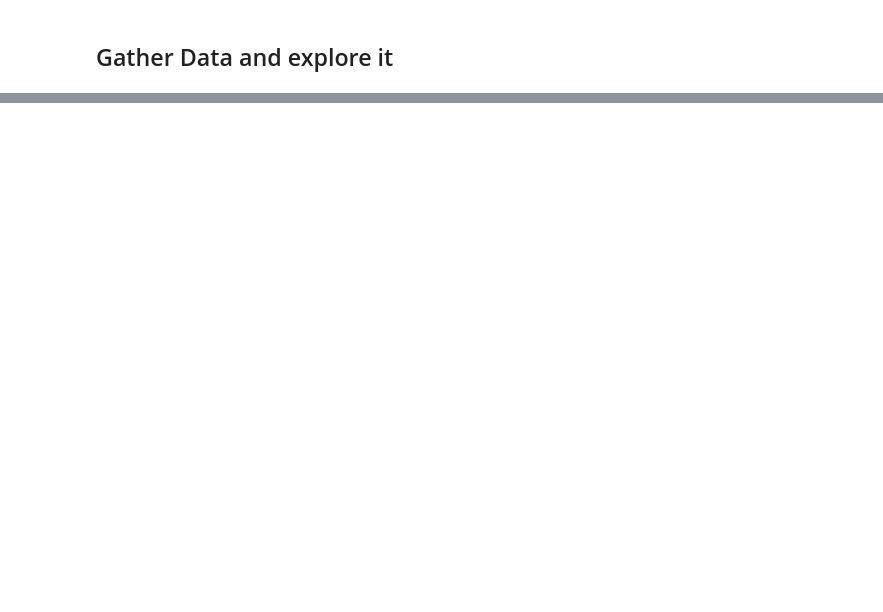
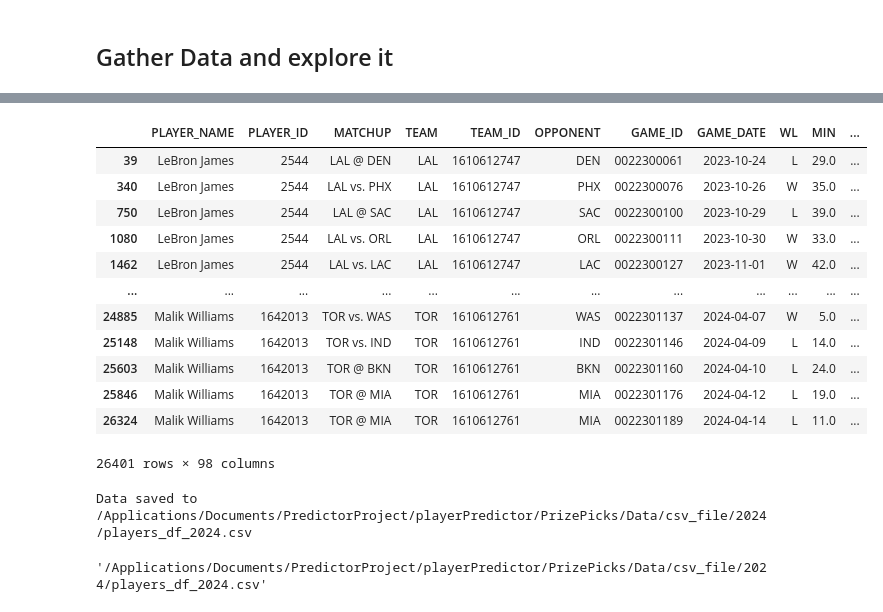
Before and after one commit to spon7ge/HoopsVista, a Jupyter notebook: PrizePicks/PlayerFunctions/TESTING.ipynb, the cells around one changed output, grey strips where cells are left out. Drawn from its saved outputs; the diff is of its cells as text; code cells hidden in the pictures; blank space fills up the shorter version.

```diff
--- a/PrizePicks/PlayerFunctions/TESTING.ipynb
+++ b/PrizePicks/PlayerFunctions/TESTING.ipynb
@@ -167,0 +168,31 @@ plt.show()
+# %%
+player_data = last_5_avg(player_data,props=['PTS'])
+player_data = last_5_avg(player_data,props=['REB'])
+player_data = last_5_avg(player_data,props=['AST'])
+player_data = last_5_avg(player_data,props=['STL'])
+player_data = last_5_avg(player_data,props=['BLK'])
+player_data = last_5_avg(player_data,props=['PTS','AST'])
+player_data = last_5_avg(player_data,props=['PTS','REB'])
+player_data = last_5_avg(player_data,props=['PTS','REB','AST'])
+player_data = last_5_avg(player_data,props=['REB','AST'])
+player_data = last_5_avg(player_data,props=['STL','BLK'])
+player_data
+# %% [output]
+|  | PLAYER_NAME | PLAYER_ID | MATCHUP | TEAM | TEAM_ID | OPPONENT | GAME_ID | GAME_DATE | WL | MIN | ... |
+| 39 | LeBron James | 2544 | LAL @ DEN | LAL | 1610612747 | DEN | 0022300061 | 2023-10-24 | L | 29.0 | ... |
+| 340 | LeBron James | 2544 | LAL vs. PHX | LAL | 1610612747 | PHX | 0022300076 | 2023-10-26 | W | 35.0 | ... |
+| 750 | LeBron James | 2544 | LAL @ SAC | LAL | 1610612747 | SAC | 0022300100 | 2023-10-29 | L | 39.0 | ... |
+| 1080 | LeBron James | 2544 | LAL vs. ORL | LAL | 1610612747 | ORL | 0022300111 | 2023-10-30 | W | 33.0 | ... |
+| 1462 | LeBron James | 2544 | LAL vs. LAC | LAL | 1610612747 | LAC | 0022300127 | 2023-11-01 | W | 42.0 | ... |
+| ... | ... | ... | ... | ... | ... | ... | ... | ... | ... | ... | ... |
+| 24885 | Malik Williams | 1642013 | TOR vs. WAS | TOR | 1610612761 | WAS | 0022301137 | 2024-04-07 | W | 5.0 | ... |
+| 25148 | Malik Williams | 1642013 | TOR vs. IND | TOR | 1610612761 | IND | 0022301146 | 2024-04-09 | L | 14.0 | ... |
+| 25603 | Malik Williams | 1642013 | TOR @ BKN | TOR | 1610612761 | BKN | 0022301160 | 2024-04-10 | L | 24.0 | ... |
+| 25846 | Malik Williams | 1642013 | TOR @ MIA | TOR | 1610612761 | MIA | 0022301176 | 2024-04-12 | L | 19.0 | ... |
+| 26324 | Malik Williams | 1642013 | TOR @ MIA | TOR | 1610612761 | MIA | 0022301189 | 2024-04-14 | L | 11.0 | ... |
+26401 rows × 98 columns
+# %%
+save_player_stats_to_csv(player_data,season='2024',type='players')
+# %% [output]
+Data saved to /Applications/Documents/PredictorProject/playerPredictor/PrizePicks/Data/csv_file/2024/players_df_2024.csv
+'/Applications/Documents/PredictorProject/playerPredictor/PrizePicks/Data/csv_file/2024/players_df_2024.csv'
```
Also changed, not shown: parts of 18 cells of this notebook, 2 other files.
